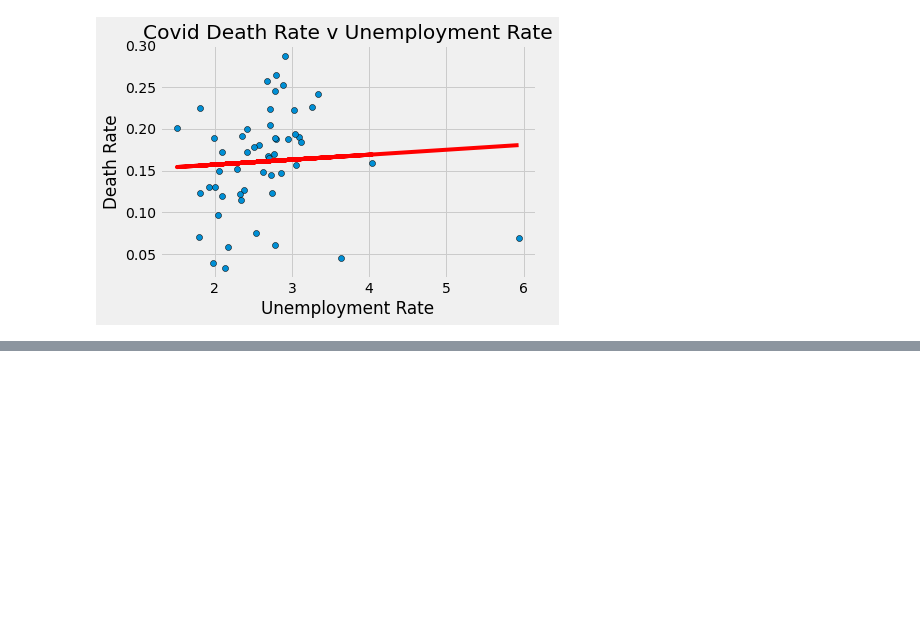
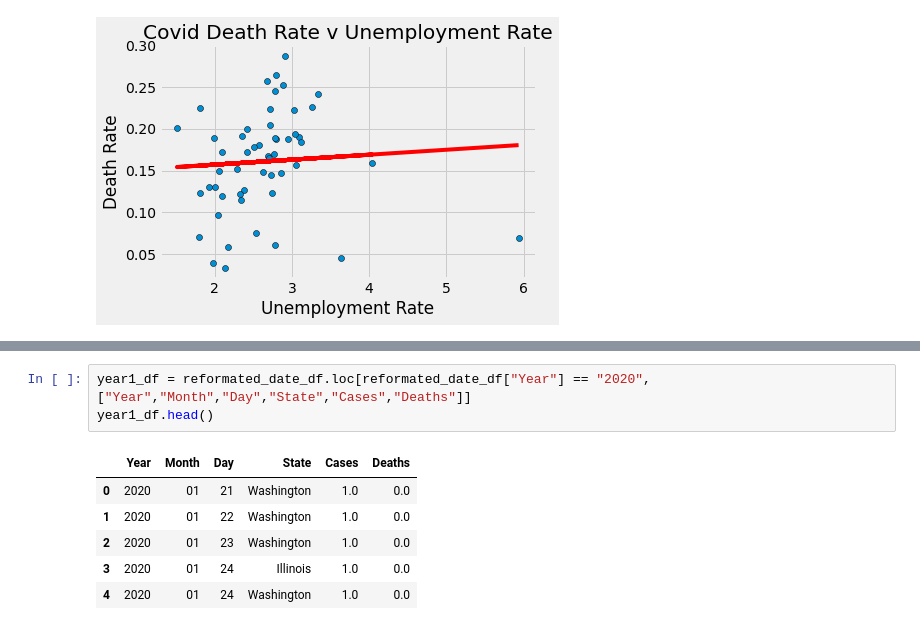
Before and after one commit to seanlipinski/Project1, a Jupyter notebook: Project_1_Covid.ipynb, the cells around one changed output, grey strips where cells are left out. Drawn from its saved outputs; the diff is of its cells as text; blank space fills up the shorter version.

```diff
--- a/Project_1_Covid.ipynb
+++ b/Project_1_Covid.ipynb
@@ -378,0 +392,10 @@ R-squared: 0.06581588460922948
+# %%
+year1_df = reformated_date_df.loc[reformated_date_df["Year"] == "2020", ["Year","Month","Day","State","Cases","Deaths"]]
+year1_df.head()
+# %% [output]
+|  | Year | Month | Day | State | Cases | Deaths |
+| 0 | 2020 | 01 | 21 | Washington | 1.0 | 0.0 |
+| 1 | 2020 | 01 | 22 | Washington | 1.0 | 0.0 |
+| 2 | 2020 | 01 | 23 | Washington | 1.0 | 0.0 |
+| 3 | 2020 | 01 | 24 | Illinois | 1.0 | 0.0 |
+| 4 | 2020 | 01 | 24 | Washington | 1.0 | 0.0 |
```
Also changed, not shown: parts of 5 cells of this notebook.
